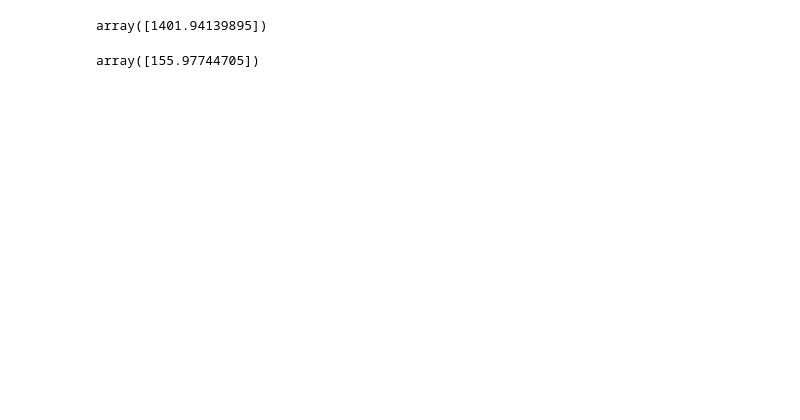
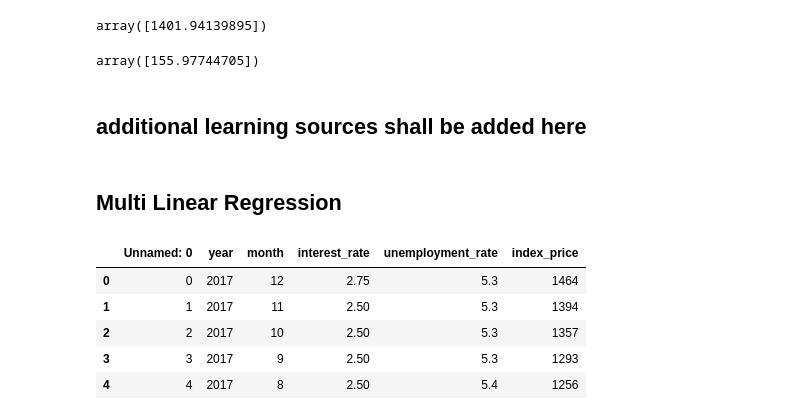
Before and after one commit to vikasvr1997/ML-Learner, a Jupyter notebook: Regression/linear_regression.ipynb, the cells around one changed output. Cells and saved outputs as stored; diff of their text form; code cells hidden in the pictures; blank space fills up the shorter version.

```diff
--- a/Regression/linear_regression.ipynb
+++ b/Regression/linear_regression.ipynb
@@ -181,3 +177,7 @@ array([1401.94139895])
 regression.predict(scaler.transform([[72]]))
 # %% [output]
 array([155.97744705])
+# %% [markdown]
+## additional learning sources shall be added here
+# %% [markdown]
+## Multi Linear Regression
@@ -183,0 +186,9 @@ array([155.97744705])
+# %%
+df_index_1.head()
+# %% [output]
+|  | Unnamed: 0 | year | month | interest_rate | unemployment_rate | index_price |
+| 0 | 0 | 2017 | 12 | 2.75 | 5.3 | 1464 |
+| 1 | 1 | 2017 | 11 | 2.50 | 5.3 | 1394 |
+| 2 | 2 | 2017 | 10 | 2.50 | 5.3 | 1357 |
+| 3 | 3 | 2017 | 9 | 2.50 | 5.3 | 1293 |
+| 4 | 4 | 2017 | 8 | 2.50 | 5.4 | 1256 |
```
Also changed, not shown: parts of 20 cells of this notebook, 4 other files.
